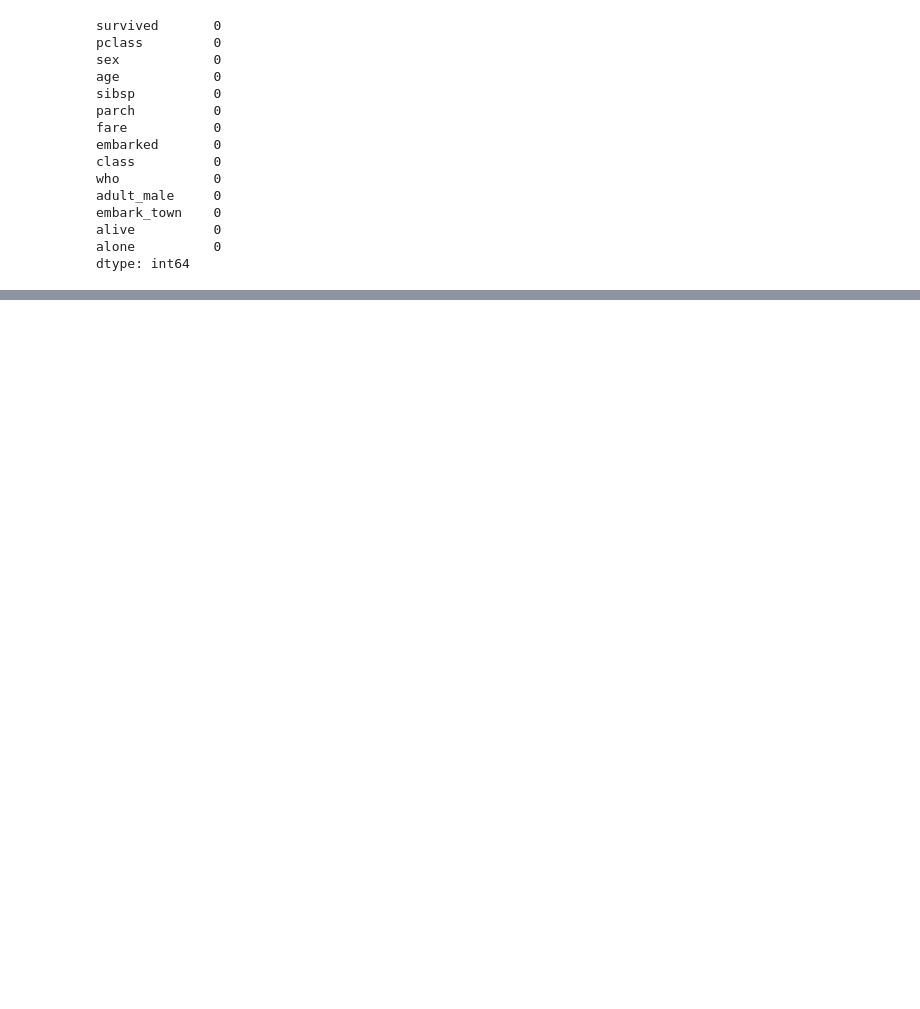
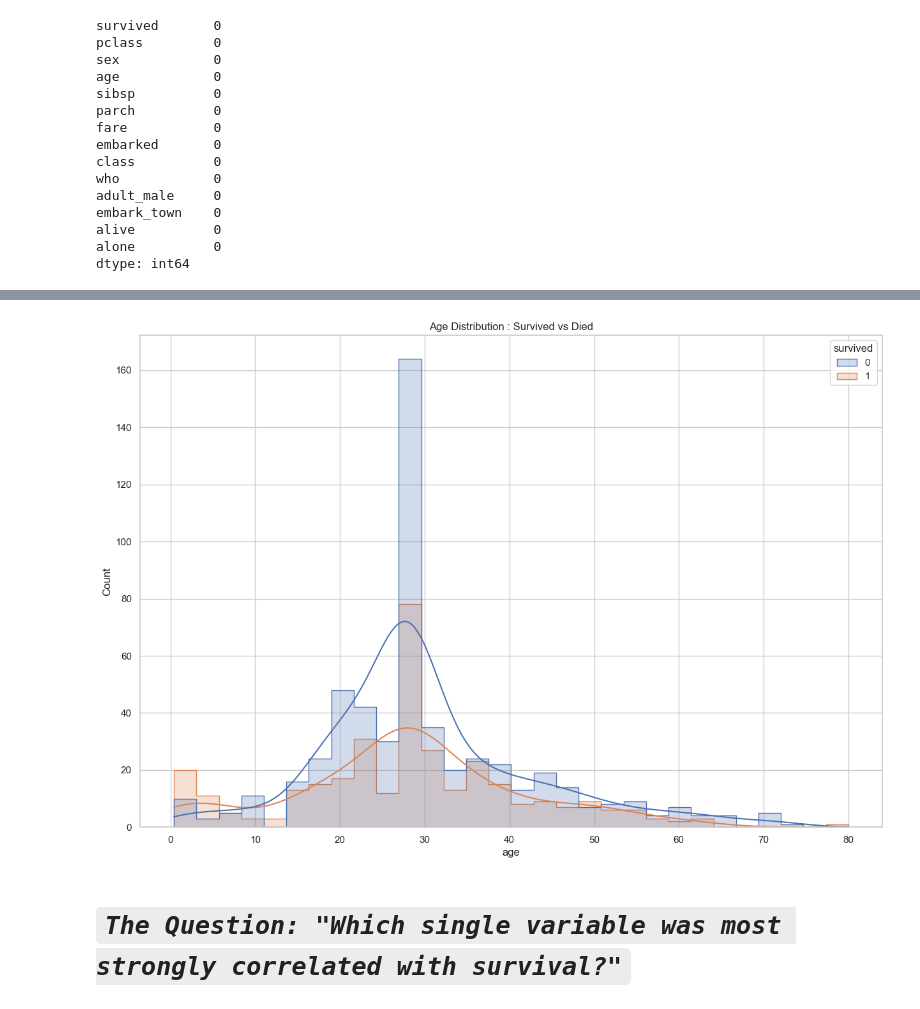
Before and after one commit to cvvibhav/data-science-journey, a Jupyter notebook: phase_beginner_capstone_project/Titanic_Analysis.ipynb.ipynb, the cells around one changed output, grey strips where cells are left out. Cells and saved outputs as stored; diff of their text form; code cells hidden in the pictures; blank space fills up the shorter version.

```diff
--- a/phase_beginner_capstone_project/Titanic_Analysis.ipynb.ipynb
+++ b/phase_beginner_capstone_project/Titanic_Analysis.ipynb.ipynb
@@ -235,0 +298,9 @@ dtype: int64
+# %%
+plt.figure(figsize=(15, 10))
+sns.histplot(data=titanic , x='age' , hue='survived', kde=True, element='step')
+plt.title("Age Distribution : Survived vs Died")
+plt.show()
+# %% [output]
+[figure, added]
+# %% [markdown]
+# ***`The Question: "Which single variable was most strongly correlated with survival?"`***
```
Also changed, not shown: parts of 23 cells of this notebook, 1 other file.
